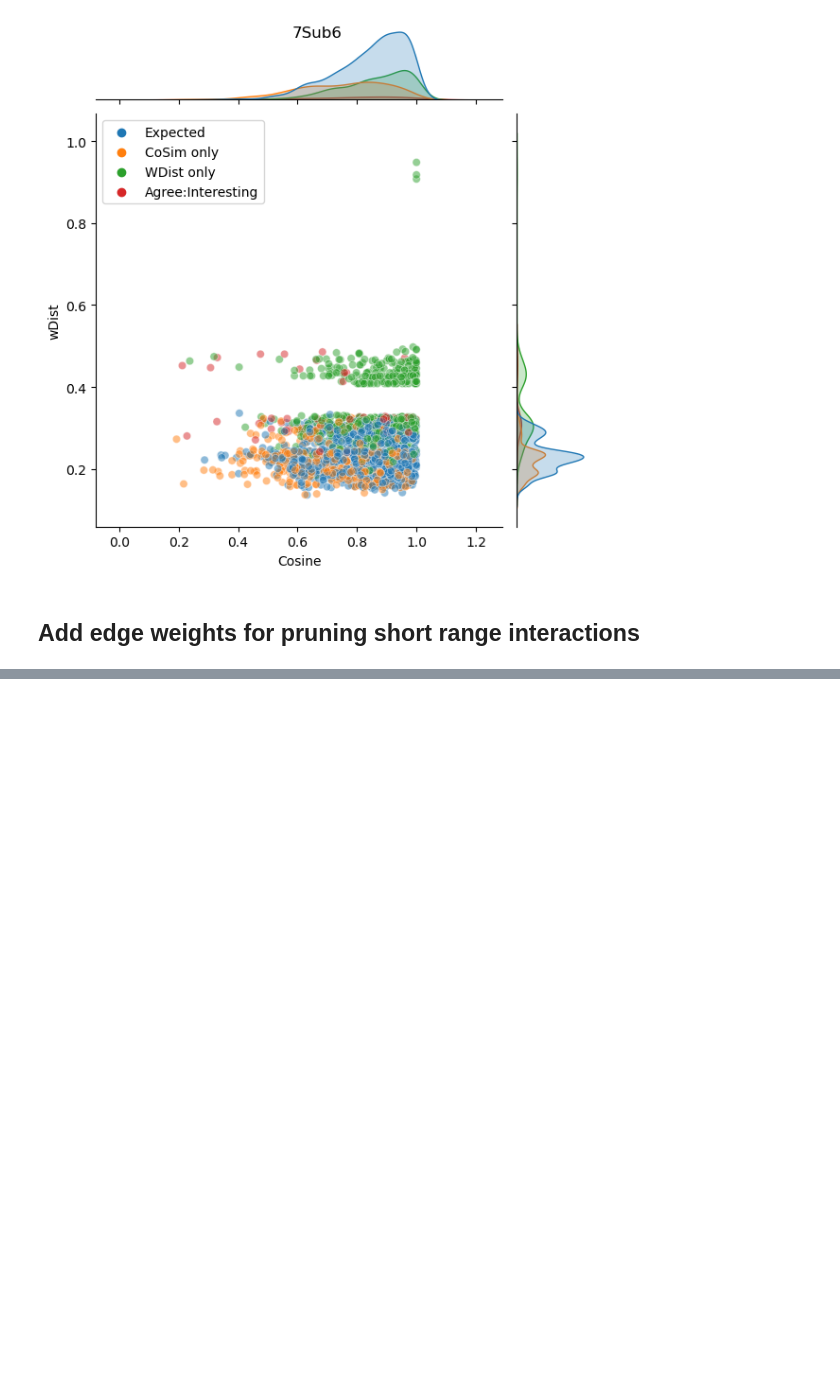
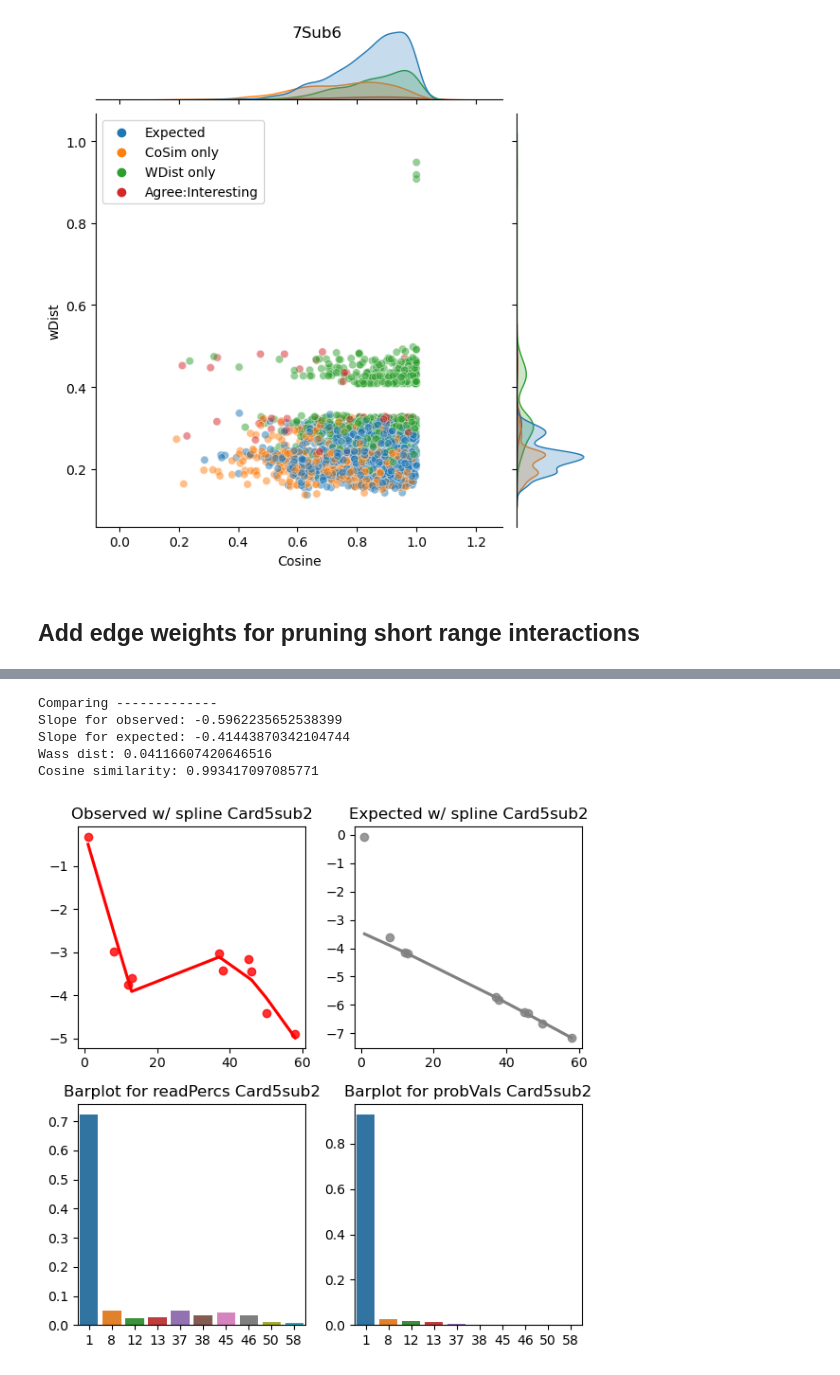
Before and after one commit to noush-joglekar/sporeC_prelim, a Jupyter notebook: scripts/jupyterNB/getMultiwayExpectedProbsByDist.ipynb, the cells around one changed output, grey strips where cells are left out. Saved outputs shown, nothing was run; the diff lists cells and outputs as text; code cells hidden in the pictures; blank space fills up the shorter version.

```diff
--- a/scripts/jupyterNB/getMultiwayExpectedProbsByDist.ipynb
+++ b/scripts/jupyterNB/getMultiwayExpectedProbsByDist.ipynb
@@ -513,0 +517,12 @@ Text(0.5, 0.98, '7Sub6')
+# %%
+## test
+print(len(hpKeys))
+ix = 612701
+print(hpKeys[ix])
+readDict = makeNWayDict(ix,hpEdges,hpKeys_split,2)
+readPercs = getProbabilitiesByDist(readDict)
+print(readPercs)
+print(readDict)
+probVals = [probHash['5sub2'][k] for k in readDict.keys()]
+print(probVals)
+newProbs = [i/sum(probVals) for i in probVals]
@@ -513,0 +536,9 @@ Text(0.5, 0.98, '7Sub6')
+# %%
+makeSanityCheckPlotsPerRead(readDict, readPercs, newProbs,5,2)
+# %% [output]
+Comparing -------------
+Slope for observed: -0.5962235652538399
+Slope for expected: -0.41443870342104744
+Wass dist: 0.04116607420646516
+Cosine similarity: 0.993417097085771
+[figure, added]
```
Also changed, not shown: parts of 5 cells of this notebook.
